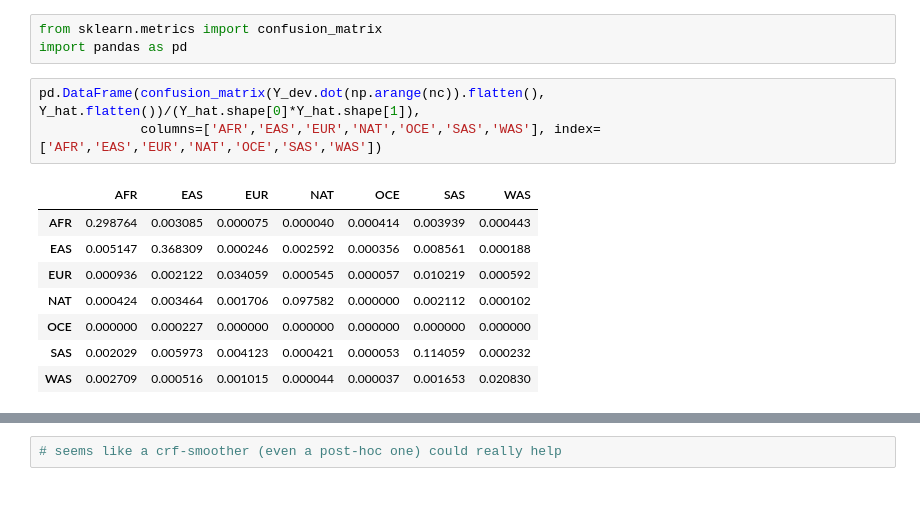
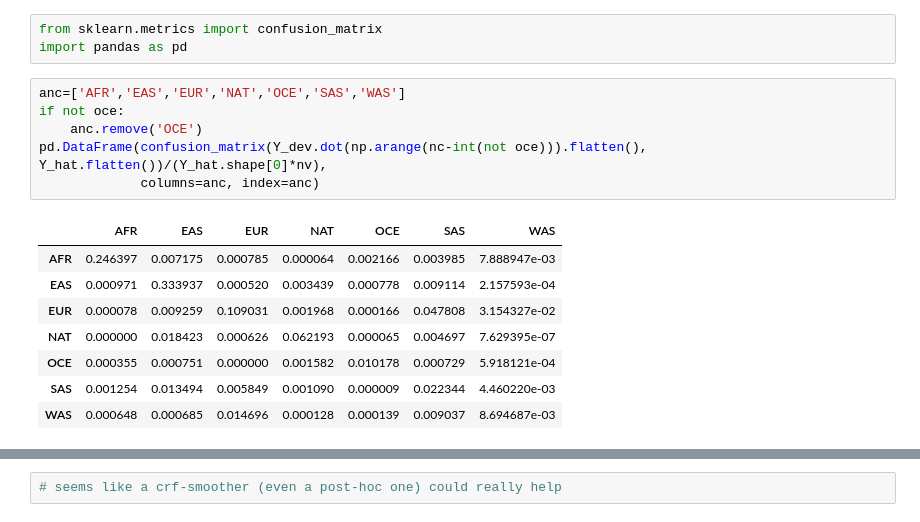
Before and after one commit to maguirre1/deepLAI, a Jupyter notebook: model/sandbox.ipynb, the cells around one changed output, grey strips where cells are left out. Saved outputs shown, nothing was run; the diff lists cells and outputs as text.

```diff
--- a/model/sandbox.ipynb
+++ b/model/sandbox.ipynb
@@ -200,18 +212,21 @@ array([3.06760101e-01, 3.85397873e-01, 4.85302734e-02, 1.05390320e-01,
 # %%
 from sklearn.metrics import confusion_matrix
 import pandas as pd
-# %%
-pd.DataFrame(confusion_matrix(Y_dev.dot(np.arange(nc)).flatten(), Y_hat.flatten())/(Y_hat.shape[0]*Y_hat.shape[1]),
-             columns=['AFR','EAS','EUR','NAT','OCE','SAS','WAS'], index=['AFR','EAS','EUR','NAT','OCE','SAS','WAS'])
-# %% [output]
-|  | AFR | EAS | EUR | NAT | OCE | SAS | WAS |
-| AFR | 0.298764 | 0.003085 | 0.000075 | 0.000040 | 0.000414 | 0.003939 | 0.000443 |
-| EAS | 0.005147 | 0.368309 | 0.000246 | 0.002592 | 0.000356 | 0.008561 | 0.000188 |
-| EUR | 0.000936 | 0.002122 | 0.034059 | 0.000545 | 0.000057 | 0.010219 | 0.000592 |
-| NAT | 0.000424 | 0.003464 | 0.001706 | 0.097582 | 0.000000 | 0.002112 | 0.000102 |
-| OCE | 0.000000 | 0.000227 | 0.000000 | 0.000000 | 0.000000 | 0.000000 | 0.000000 |
-| SAS | 0.002029 | 0.005973 | 0.004123 | 0.000421 | 0.000053 | 0.114059 | 0.000232 |
-| WAS | 0.002709 | 0.000516 | 0.001015 | 0.000044 | 0.000037 | 0.001653 | 0.020830 |
+# %%
+anc=['AFR','EAS','EUR','NAT','OCE','SAS','WAS']
+if not oce:
+    anc.remove('OCE')
+pd.DataFrame(confusion_matrix(Y_dev.dot(np.arange(nc-int(not oce))).flatten(), Y_hat.flatten())/(Y_hat.shape[0]*nv),
+             columns=anc, index=anc)
+# %% [output]
+|  | AFR | EAS | EUR | NAT | OCE | SAS | WAS |
+| AFR | 0.246397 | 0.007175 | 0.000785 | 0.000064 | 0.002166 | 0.003985 | 7.888947e-03 |
+| EAS | 0.000971 | 0.333937 | 0.000520 | 0.003439 | 0.000778 | 0.009114 | 2.157593e-04 |
+| EUR | 0.000078 | 0.009259 | 0.109031 | 0.001968 | 0.000166 | 0.047808 | 3.154327e-02 |
+| NAT | 0.000000 | 0.018423 | 0.000626 | 0.062193 | 0.000065 | 0.004697 | 7.629395e-07 |
+| OCE | 0.000355 | 0.000751 | 0.000000 | 0.001582 | 0.010178 | 0.000729 | 5.918121e-04 |
+| SAS | 0.001254 | 0.013494 | 0.005849 | 0.001090 | 0.000009 | 0.022344 | 4.460220e-03 |
+| WAS | 0.000648 | 0.000685 | 0.014696 | 0.000128 | 0.000139 | 0.009037 | 8.694687e-03 |
 # %%
 for i in range(Y_hat.shape[0]):
     print((i, [np.count_nonzero(Y_hat[i,:]==j) for j in range(Y_hat_p.shape[-1])],
```
Also changed, not shown: parts of 11 cells of this notebook, 1 other file.
